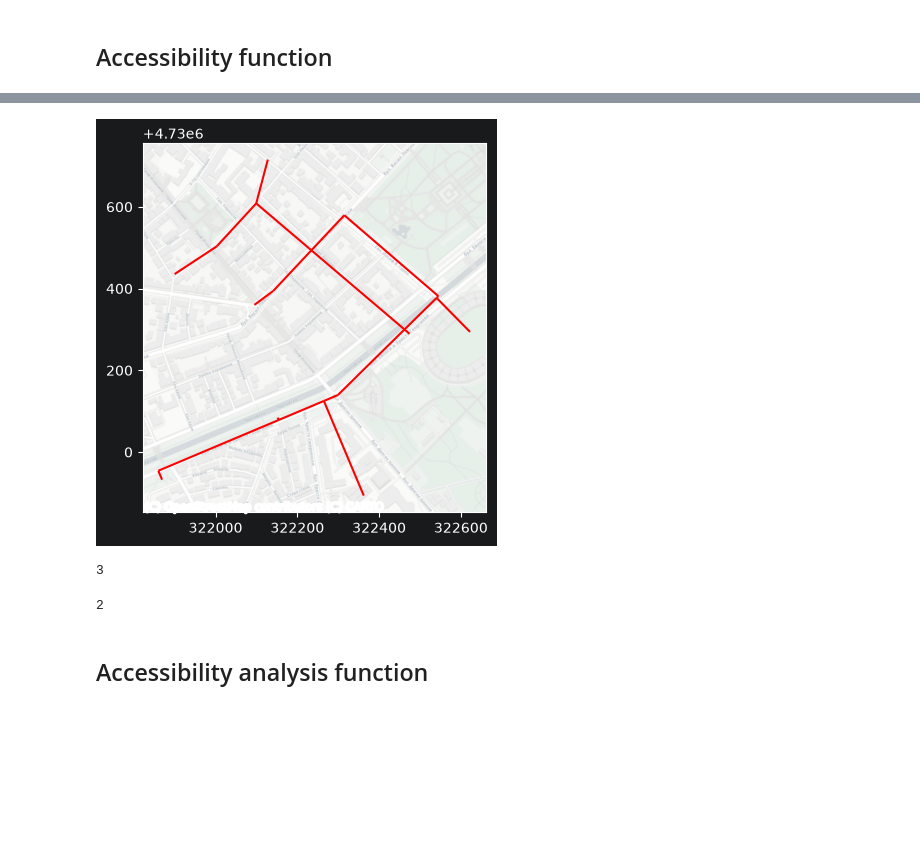
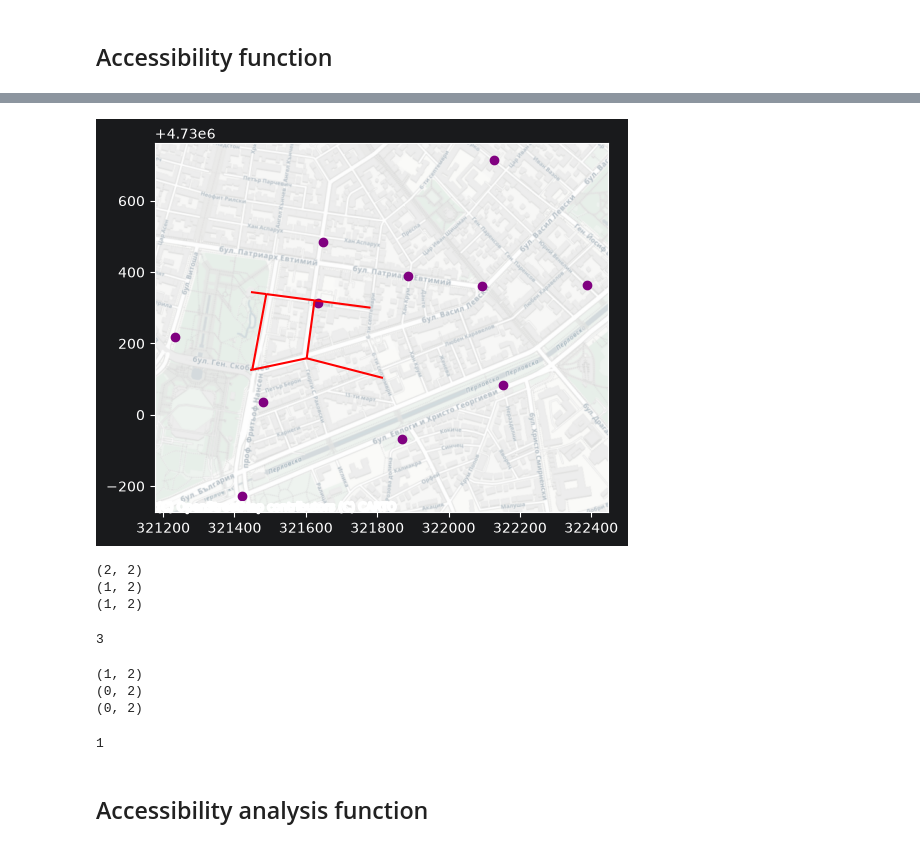
Before and after one commit to NikitaALSI/Izochrones, a Jupyter notebook: Development/Playground.ipynb, the cells around one changed output, grey strips where cells are left out. Cells and saved outputs as stored; diff of their text form; code cells hidden in the pictures; blank space fills up the shorter version.

```diff
--- a/Development/Playground.ipynb
+++ b/Development/Playground.ipynb
@@ -111,29 +112,31 @@ plot_maps((snapped_targets, 'blue'), (get_centroids(gdf_shape)['shape_centroid']
 # %% [markdown]
 ## Segment line with snapped points function
 # %%
-lines = gpd.read_file('test_lines2.gpkg')
-shape = gpd.read_file('test_shapes.gpkg')
+_lines = gpd.read_file('test_lines2.gpkg')
+_shape = gpd.read_file('test_shapes.gpkg')
 
-route = preprocess_route(lines)
-route = extend_route_to_centroids(route, shape)
-route = preprocess_route(route)
+_route = preprocess_route(_lines)
+_route = extend_route_to_centroids(_route, _shape)
+_route = preprocess_route(_route)
 
-plot_maps((route, 'green'), (shape, 'lightgreen'), (preprocess_route(lines), 'purple'), (shape.centroid, 'red'))
+plot_maps((_route, 'green'), (_shape, 'lightgreen'), (preprocess_route(_lines), 'purple'), (_shape.centroid, 'red'))
 # %% [output]
 [figure]
+# %%
+_route_graph = momepy.gdf_to_nx(_route, approach='primal', length='length', directed=True)
+_node_ids = list(_route_graph.nodes)
+_node_coords = [node for node in _node_ids]  # coordinates are keys in momepy primal graph
+_spatial_index = KDTree(_node_coords)
 # %% [markdown]
 ## Create isochrones function
 # %%
-def create_isochrones(network, starting_point, distance):
-    if isinstance(network, gpd.GeoDataFrame):
-        network = momepy.gdf_to_nx(network, approach='primal', length='length', directed=True)
-        nearest_node = min(network.nodes, key=lambda node: starting_point.distance(shapely.geometry.Point(node)))
-    else:
-        nearest_node = ox.nearest_nodes(G=network, X=[starting_point.x], Y=[starting_point.y])[0]
+def create_isochrones(graph, starting_point, distance, spatial_index, node_ids):
+    _, min_idx = spatial_index.query([starting_point.x, starting_point.y])
+    nearest_node = node_ids[min_idx]
 
-    isochrone = nx.ego_graph(network, nearest_node, radius=distance, distance='length', undirected=True)
+    isochrone = nx.ego_graph(graph, nearest_node, radius=distance, distance='length', undirected=True)
     isochrone = ox.graph_to_gdfs(isochrone, nodes=False, edges=True)
-    isochrone = validate_crs(isochrone)
+
     return isochrone
 # %% [markdown]
 ### testing polyline graph
@@ -156,8 +185,8 @@ epsg:4326
 # %% [markdown]
 ## Accessibility function
 # %%
-target = gpd.read_file('test_target.gpkg')
+_target = gpd.read_file('test_target.gpkg')
 # gpd.sjoin_nearest(target, j.to_crs(target.crs), how='left')
-route = extend_route_to_centroids(route, target)
-route = preprocess_route(route)
+_route = extend_route_to_centroids(_route, _target)
+_route = preprocess_route(_route)
 # %%
@@ -191,18 +223,24 @@ def isochrone_target_intersection(isochrone, *targets):
 
     return count
 # %%
-k = create_isochrones(route, shape.centroid.iloc[1], 1000)
-plot_maps((k, 'red'))
+k = create_isochrones(_route_graph, _shape.centroid.iloc[0], 600, _spatial_index, _node_ids)
+plot_maps((k, 'red'), (_target.centroid, 'purple'))
 # %% [output]
-[figure, old version]
+[figure, new version]
 # %%
-isochrone_target_intersection(i, target[target['type'] == 'a'], target[target['type'] == 'b'], target[target['type'] == 'c'])
+isochrone_target_intersection(i, _target[_target['type'] == 'a'], _target[_target['type'] == 'b'], _target[_target['type'] == 'c'])
 # %% [output]
-3
+(2, 2)
+(1, 2)
+(1, 2)
+3
 # %%
-isochrone_target_intersection(k, target[target['type'] == 'a'], target[target['type'] == 'b'], target[target['type'] == 'c'])
+isochrone_target_intersection(k, _target[_target['type'] == 'a'], _target[_target['type'] == 'b'], _target[_target['type'] == 'c'])
 # %% [output]
-2
+(1, 2)
+(0, 2)
+(0, 2)
+1
 # %% [markdown]
 ## Accessibility analysis function
 # %%
```
Also changed, not shown: parts of 40 cells of this notebook, 3 other files.
